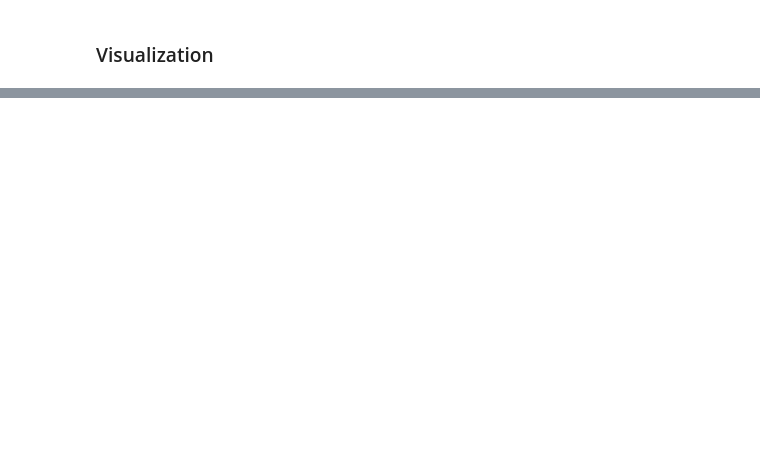
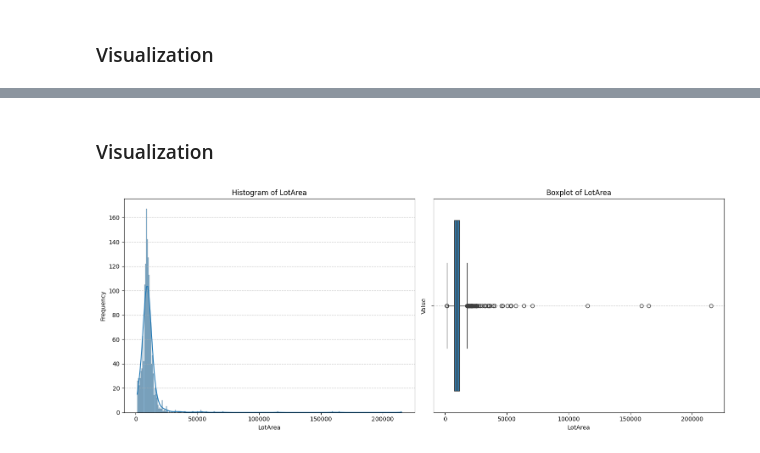
Before and after one commit to ktxdev/house-prices, a Jupyter notebook: notebooks/01_univariate_analysis_eda.ipynb, the cells around one changed output, grey strips where cells are left out. Saved outputs shown, nothing was run; the diff lists cells and outputs as text; code cells hidden in the pictures; blank space fills up the shorter version.

```diff
--- a/notebooks/01_univariate_analysis_eda.ipynb
+++ b/notebooks/01_univariate_analysis_eda.ipynb
@@ -126,0 +204,6 @@ visualizer.plot('MSZoning')
+# %% [markdown]
+### Visualization
+# %%
+visualizer.plot('LotArea')
+# %% [output]
+[figure, added]
```
Also changed, not shown: parts of 84 cells of this notebook, 1 other file.
